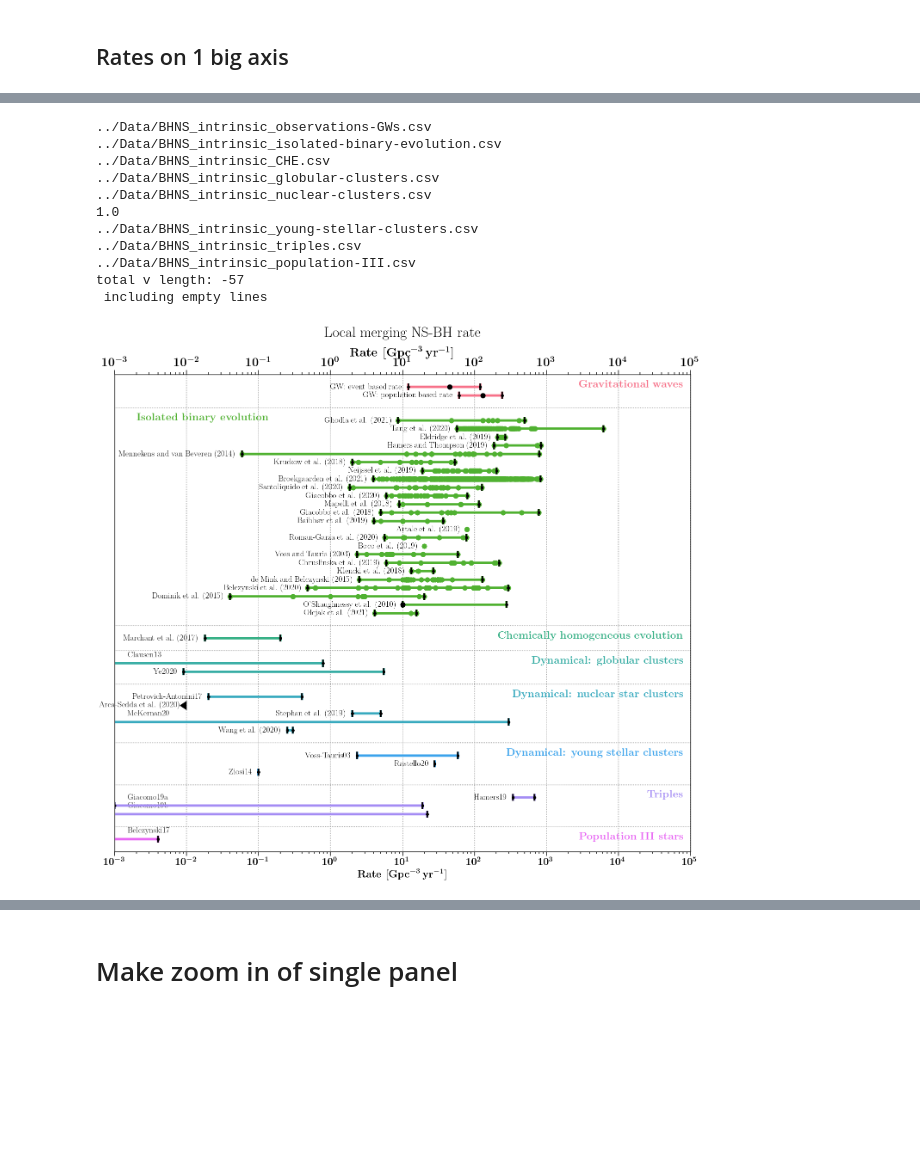
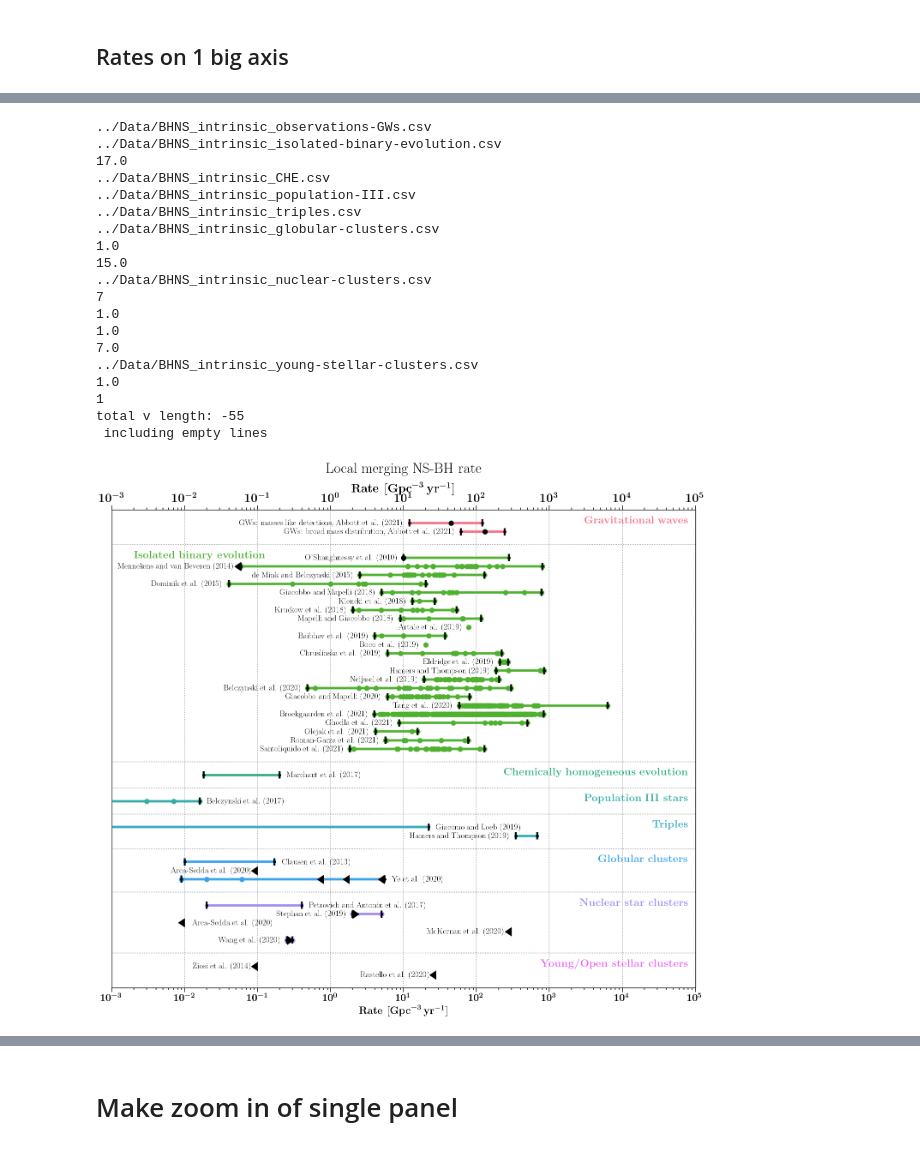
Before and after one commit to FloorBroekgaarden/BPS-comparison, a Jupyter notebook: plottingCode/make_Figure_1_main_rates.ipynb, the cells around one changed output, grey strips where cells are left out. Cells and saved outputs as stored; diff of their text form; code cells hidden in the pictures; blank space fills up the shorter version.

```diff
--- a/plottingCode/make_Figure_1_main_rates.ipynb
+++ b/plottingCode/make_Figure_1_main_rates.ipynb
@@ -553,16 +575,24 @@ total v length: -93
 # %%
-make_figure(DCOtype='BHNS', ordered='code')
+make_figure(DCOtype='BHNS', ordered='year')
 # %% [output]
 ../Data/BHNS_intrinsic_observations-GWs.csv
 ../Data/BHNS_intrinsic_isolated-binary-evolution.csv
+17.0
 ../Data/BHNS_intrinsic_CHE.csv
+../Data/BHNS_intrinsic_population-III.csv
+../Data/BHNS_intrinsic_triples.csv
 ../Data/BHNS_intrinsic_globular-clusters.csv
+1.0
+15.0
 ../Data/BHNS_intrinsic_nuclear-clusters.csv
+7
 1.0
+1.0
+7.0
 ../Data/BHNS_intrinsic_young-stellar-clusters.csv
-../Data/BHNS_intrinsic_triples.csv
-../Data/BHNS_intrinsic_population-III.csv
-total v length: -57
+1.0
+1
+total v length: -55
  including empty lines
-[figure, old version]
+[figure, new version]
 # %%
```
Also changed, not shown: parts of 3 cells of this notebook, 12 other files.
